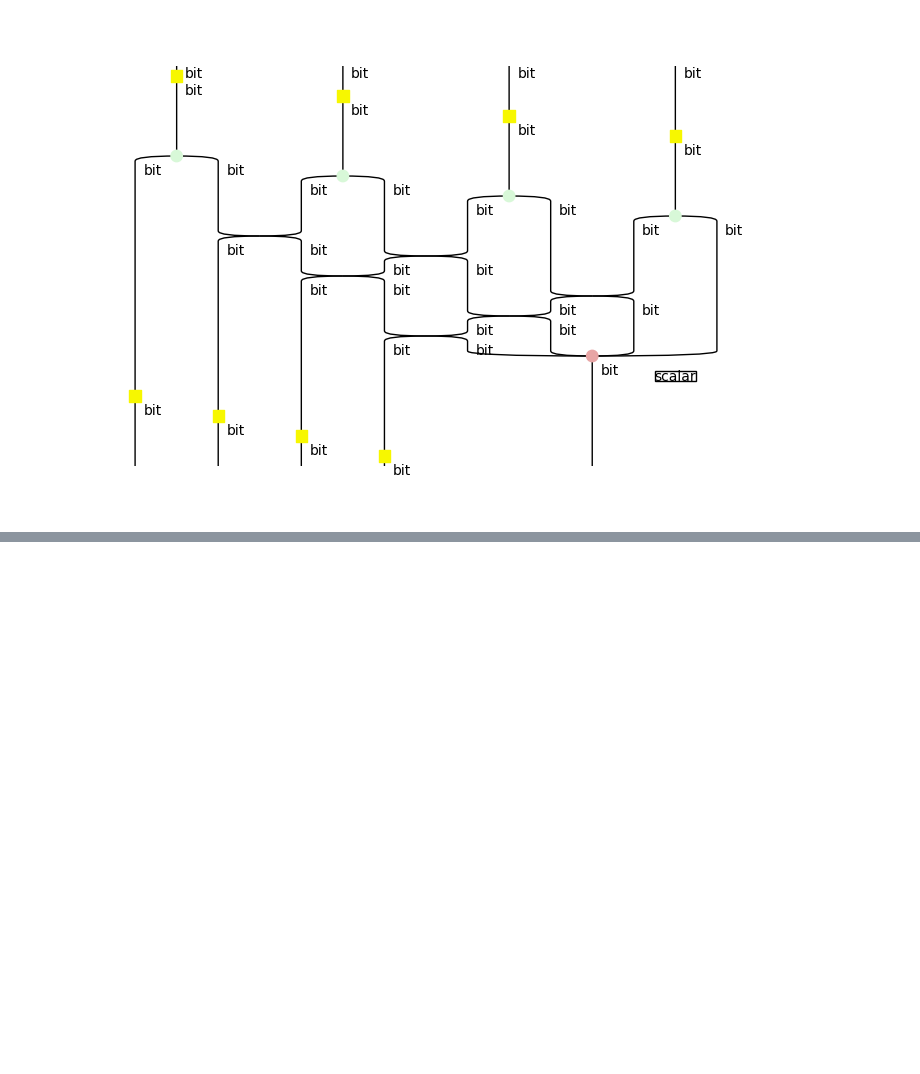
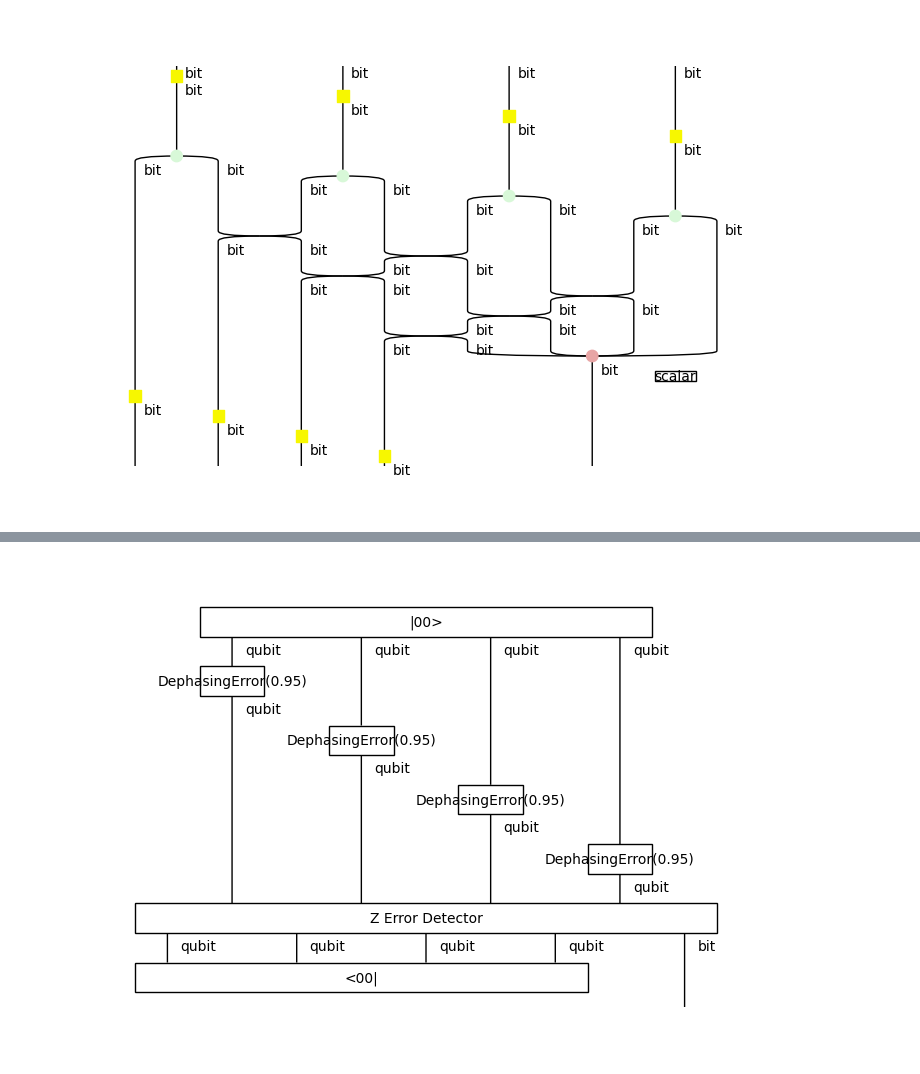
Before and after one commit to quantinuum-dev/optyx, a Jupyter notebook: notebooks/distributed-422-code.ipynb, the cells around one changed output, grey strips where cells are left out. Saved outputs shown, nothing was run; the diff lists cells and outputs as text; code cells hidden in the pictures; blank space fills up the shorter version.

```diff
--- a/notebooks/distributed-422-code.ipynb
+++ b/notebooks/distributed-422-code.ipynb
@@ -114,0 +119,4 @@ Z_detector.double().draw()
+# %%
+Imperfect_circuit.draw()
+# %% [output]
+[figure, added]
```
Also changed, not shown: parts of 26 cells of this notebook.
